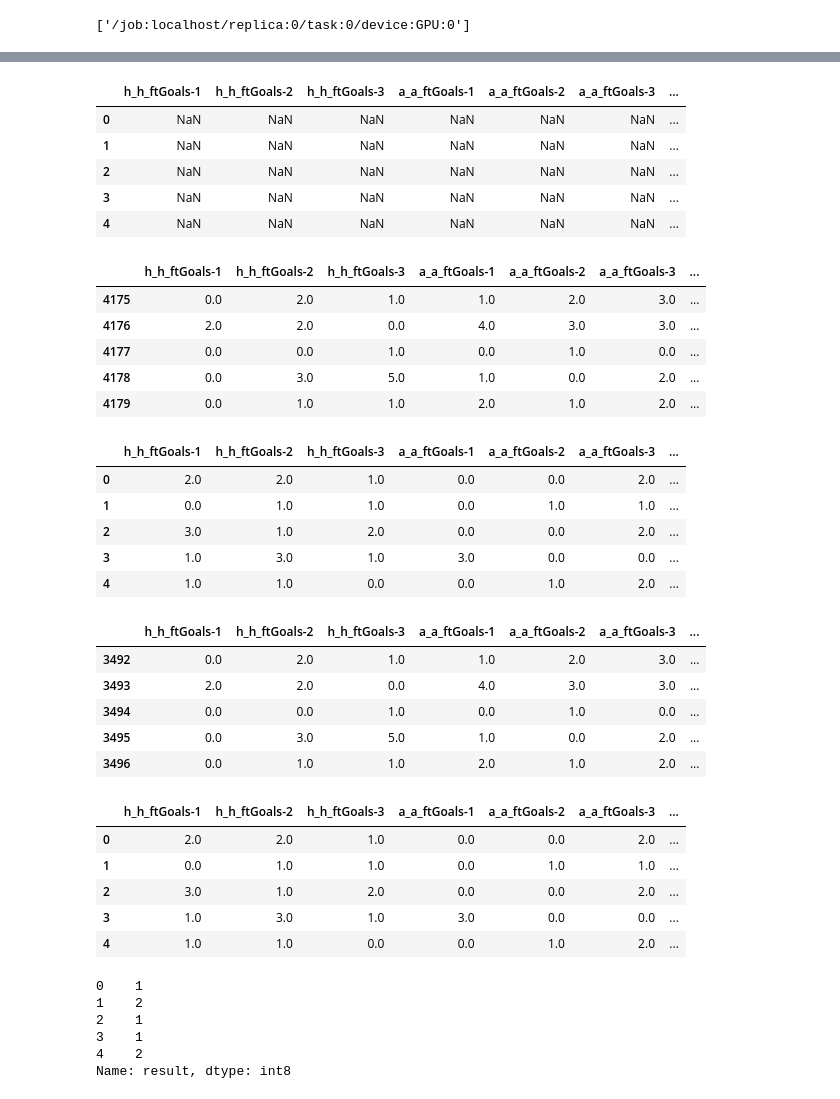
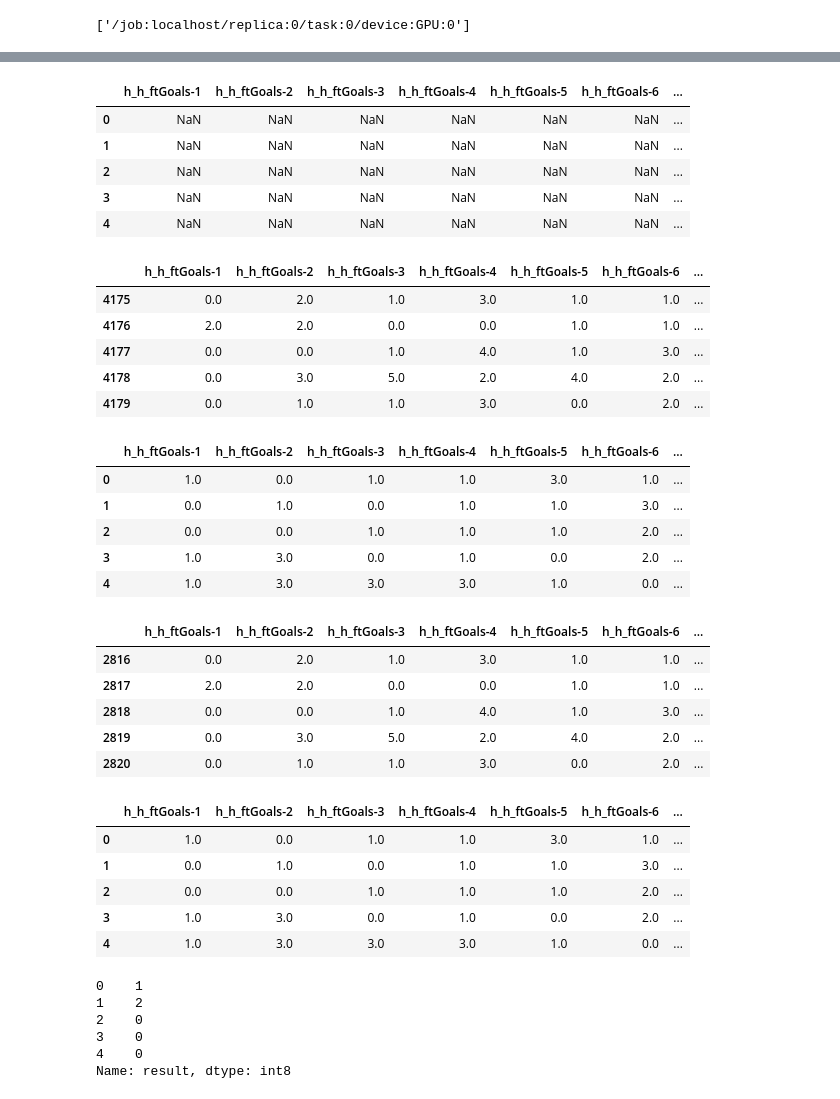
Before and after one commit to DMacGillivray/soccer-predictions, a Jupyter notebook: notebooks/0002.01 Modeling Setup - Run First Model.ipynb, the cells around one changed output, grey strips where cells are left out. Saved outputs shown, nothing was run; the diff lists cells and outputs as text; code cells hidden in the pictures.

```diff
--- a/notebooks/0002.01 Modeling Setup - Run First Model.ipynb
+++ b/notebooks/0002.01 Modeling Setup - Run First Model.ipynb
@@ -62,35 +65,35 @@ import re
 
 def get_n_past_games(df_orig, past_games=2, dropna_rows=True):
     """
     Restrict historical records to the last n games
     If n = 2, then will get
     home team
         last 2 games played at home ie. h_h_feature-1, h_h_feature-2
         last 2 games played away ie h_a_feature-1, h_a_feature-2
     away team
         last 2 games played at home ie a_h_feature-1, a_h_feature-2
         last 2 games played away ie a_a_feature-1, a_a_feature-2
     where -1 is the most recent game prior to the current game, and -2 is the game before that
     the current games result is in result
     """
     df = df_orig.copy(deep=True)
     keeper_cols1 = [col for col in df.columns if '-' in col]
     keeper_cols2 = [col for col in keeper_cols1 if int(col.split('-')[-1]) <= past_games]
     keeper_cols3 = [col for col in keeper_cols2 if int(col.split('-')[-1]) > 0]
 
     keeper_cols4 = keeper_cols3 + ['result', 'h_ftGoals', 'a_ftGoals']
 
 
     df = df[keeper_cols4]
     return keeper_cols3, df
 
-PAST_GAMES = 3
+PAST_GAMES = 6
 
 keeper_cols3, df_cut = get_n_past_games(df, PAST_GAMES)
 
 df_cut.head()
 # %% [output]
-|  | h_h_ftGoals-1 | h_h_ftGoals-2 | h_h_ftGoals-3 | a_a_ftGoals-1 | a_a_ftGoals-2 | a_a_ftGoals-3 | ... |
+|  | h_h_ftGoals-1 | h_h_ftGoals-2 | h_h_ftGoals-3 | h_h_ftGoals-4 | h_h_ftGoals-5 | h_h_ftGoals-6 | ... |
 | 0 | NaN | NaN | NaN | NaN | NaN | NaN | ... |
 | 1 | NaN | NaN | NaN | NaN | NaN | NaN | ... |
 | 2 | NaN | NaN | NaN | NaN | NaN | NaN | ... |
@@ -99,44 +102,44 @@ df_cut.head()
 # %%
 df_cut.tail()
 # %% [output]
-|  | h_h_ftGoals-1 | h_h_ftGoals-2 | h_h_ftGoals-3 | a_a_ftGoals-1 | a_a_ftGoals-2 | a_a_ftGoals-3 | ... |
-| 4175 | 0.0 | 2.0 | 1.0 | 1.0 | 2.0 | 3.0 | ... |
-| 4176 | 2.0 | 2.0 | 0.0 | 4.0 | 3.0 | 3.0 | ... |
-| 4177 | 0.0 | 0.0 | 1.0 | 0.0 | 1.0 | 0.0 | ... |
-| 4178 | 0.0 | 3.0 | 5.0 | 1.0 | 0.0 | 2.0 | ... |
-| 4179 | 0.0 | 1.0 | 1.0 | 2.0 | 1.0 | 2.0 | ... |
+|  | h_h_ftGoals-1 | h_h_ftGoals-2 | h_h_ftGoals-3 | h_h_ftGoals-4 | h_h_ftGoals-5 | h_h_ftGoals-6 | ... |
+| 4175 | 0.0 | 2.0 | 1.0 | 3.0 | 1.0 | 1.0 | ... |
+| 4176 | 2.0 | 2.0 | 0.0 | 0.0 | 1.0 | 1.0 | ... |
+| 4177 | 0.0 | 0.0 | 1.0 | 4.0 | 1.0 | 3.0 | ... |
+| 4178 | 0.0 | 3.0 | 5.0 | 2.0 | 4.0 | 2.0 | ... |
+| 4179 | 0.0 | 1.0 | 1.0 | 3.0 | 0.0 | 2.0 | ... |
 # %%
 df_cut2 = df_cut.dropna(subset=keeper_cols3).reset_index(drop=True)
 df_cut2.drop(columns=['h_ftGoals', 'a_ftGoals'], inplace=True)
 df_cut2.head()
 # %% [output]
-|  | h_h_ftGoals-1 | h_h_ftGoals-2 | h_h_ftGoals-3 | a_a_ftGoals-1 | a_a_ftGoals-2 | a_a_ftGoals-3 | ... |
-| 0 | 2.0 | 2.0 | 1.0 | 0.0 | 0.0 | 2.0 | ... |
-| 1 | 0.0 | 1.0 | 1.0 | 0.0 | 1.0 | 1.0 | ... |
-| 2 | 3.0 | 1.0 | 2.0 | 0.0 | 0.0 | 2.0 | ... |
-| 3 | 1.0 | 3.0 | 1.0 | 3.0 | 0.0 | 0.0 | ... |
-| 4 | 1.0 | 1.0 | 0.0 | 0.0 | 1.0 | 2.0 | ... |
+|  | h_h_ftGoals-1 | h_h_ftGoals-2 | h_h_ftGoals-3 | h_h_ftGoals-4 | h_h_ftGoals-5 | h_h_ftGoals-6 | ... |
+| 0 | 1.0 | 0.0 | 1.0 | 1.0 | 3.0 | 1.0 | ... |
+| 1 | 0.0 | 1.0 | 0.0 | 1.0 | 1.0 | 3.0 | ... |
+| 2 | 0.0 | 0.0 | 1.0 | 1.0 | 1.0 | 2.0 | ... |
+| 3 | 1.0 | 3.0 | 0.0 | 1.0 | 0.0 | 2.0 | ... |
+| 4 | 1.0 | 3.0 | 3.0 | 3.0 | 1.0 | 0.0 | ... |
 # %%
 df_cut2.tail()
 # %% [output]
-|  | h_h_ftGoals-1 | h_h_ftGoals-2 | h_h_ftGoals-3 | a_a_ftGoals-1 | a_a_ftGoals-2 | a_a_ftGoals-3 | ... |
-| 3492 | 0.0 | 2.0 | 1.0 | 1.0 | 2.0 | 3.0 | ... |
-| 3493 | 2.0 | 2.0 | 0.0 | 4.0 | 3.0 | 3.0 | ... |
-| 3494 | 0.0 | 0.0 | 1.0 | 0.0 | 1.0 | 0.0 | ... |
-| 3495 | 0.0 | 3.0 | 5.0 | 1.0 | 0.0 | 2.0 | ... |
-| 3496 | 0.0 | 1.0 | 1.0 | 2.0 | 1.0 | 2.0 | ... |
+|  | h_h_ftGoals-1 | h_h_ftGoals-2 | h_h_ftGoals-3 | h_h_ftGoals-4 | h_h_ftGoals-5 | h_h_ftGoals-6 | ... |
+| 2816 | 0.0 | 2.0 | 1.0 | 3.0 | 1.0 | 1.0 | ... |
+| 2817 | 2.0 | 2.0 | 0.0 | 0.0 | 1.0 | 1.0 | ... |
+| 2818 | 0.0 | 0.0 | 1.0 | 4.0 | 1.0 | 3.0 | ... |
+| 2819 | 0.0 | 3.0 | 5.0 | 2.0 | 4.0 | 2.0 | ... |
+| 2820 | 0.0 | 1.0 | 1.0 | 3.0 | 0.0 | 2.0 | ... |
 # %%
 #df_temp = df_cut2.iloc[:, -5:]
 df_temp = df_cut2
 # %%
 df_temp.head()
 # %% [output]
-|  | h_h_ftGoals-1 | h_h_ftGoals-2 | h_h_ftGoals-3 | a_a_ftGoals-1 | a_a_ftGoals-2 | a_a_ftGoals-3 | ... |
-| 0 | 2.0 | 2.0 | 1.0 | 0.0 | 0.0 | 2.0 | ... |
-| 1 | 0.0 | 1.0 | 1.0 | 0.0 | 1.0 | 1.0 | ... |
-| 2 | 3.0 | 1.0 | 2.0 | 0.0 | 0.0 | 2.0 | ... |
-| 3 | 1.0 | 3.0 | 1.0 | 3.0 | 0.0 | 0.0 | ... |
-| 4 | 1.0 | 1.0 | 0.0 | 0.0 | 1.0 | 2.0 | ... |
+|  | h_h_ftGoals-1 | h_h_ftGoals-2 | h_h_ftGoals-3 | h_h_ftGoals-4 | h_h_ftGoals-5 | h_h_ftGoals-6 | ... |
+| 0 | 1.0 | 0.0 | 1.0 | 1.0 | 3.0 | 1.0 | ... |
+| 1 | 0.0 | 1.0 | 0.0 | 1.0 | 1.0 | 3.0 | ... |
+| 2 | 0.0 | 0.0 | 1.0 | 1.0 | 1.0 | 2.0 | ... |
+| 3 | 1.0 | 3.0 | 0.0 | 1.0 | 0.0 | 2.0 | ... |
+| 4 | 1.0 | 3.0 | 3.0 | 3.0 | 1.0 | 0.0 | ... |
 # %%
 df3 = df_temp.copy(deep=True)
 df3['result'] = pd.Categorical(df3['result'])
@@ -145,9 +148,9 @@ print(df3['result'].head())
 # %% [output]
 0    1
 1    2
-2    1
-3    1
-4    2
+2    0
+3    0
+4    0
 Name: result, dtype: int8
 # %%
 # # Transform into a categorical variable
```
Also changed, not shown: parts of 44 cells of this notebook.
